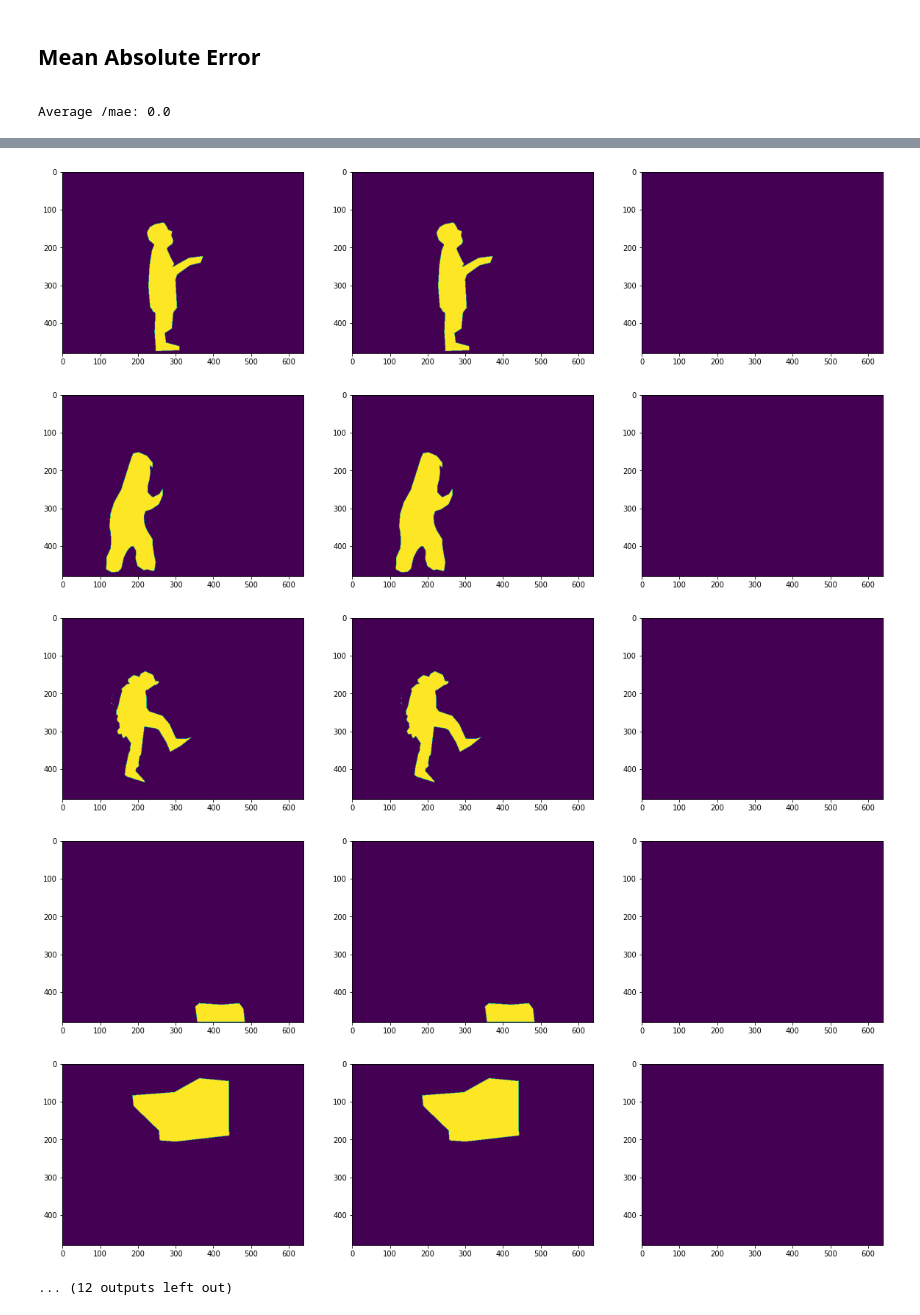
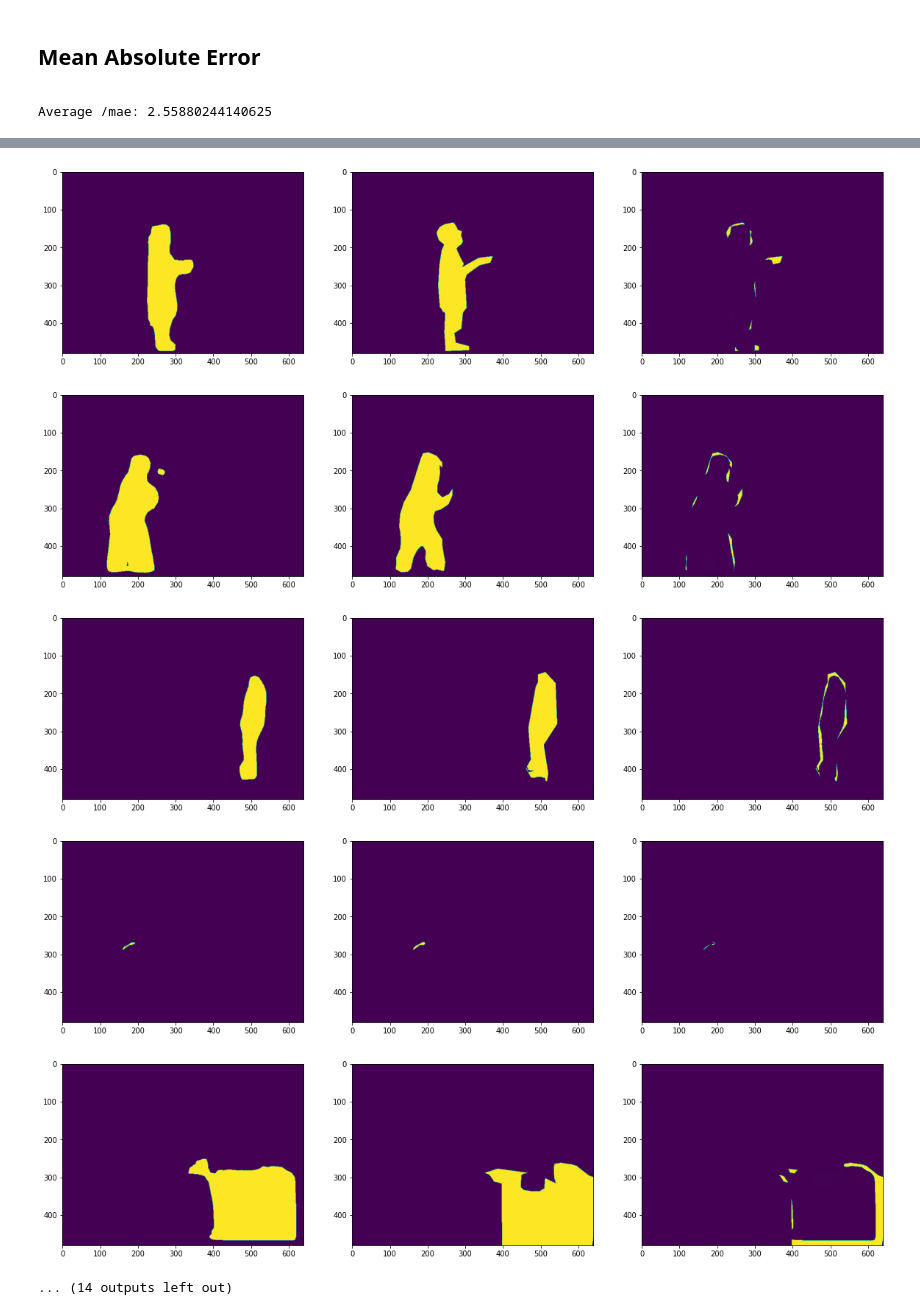
Before and after one commit to matthewkenely/ICT3909, a Jupyter notebook: optimisations/saliency-generator/Evaluation.ipynb, the cells around one changed output, grey strips where cells are left out. Drawn from its saved outputs; the diff is of its cells as text; code cells hidden in the pictures.

```diff
--- a/optimisations/saliency-generator/Evaluation.ipynb
+++ b/optimisations/saliency-generator/Evaluation.ipynb
@@ -121,7 +96,8 @@ class InferenceConfig(coco.CocoConfig):
     # Set batch size to 1 since we'll be running inference on
     # one image at a time. Batch size = GPU_COUNT * IMAGES_PER_GPU
     GPU_COUNT = 1
-    IMAGES_PER_GPU = 1
+    IMAGES_PER_GPU = BATCH_SIZE
+    GPU_IDS = "0"
 
 config = InferenceConfig()
 config.display()
@@ -401,7 +409,7 @@ for sara_list in sara_lists:
 
         # Convert index to coordinates, extract segment from heatmap
         shape = sara_heatmaps[sara_list]['deepgaze'].shape[0:2]
-        x1, y1, x2, y2 = index_to_coordinates(segment[5], seg_dim, shape)
+        x1, y1, x2, y2 = index_to_coordinates(segment[6], seg_dim, shape)
         # print(x1, y1, x2, y2)
 
         for m in masks[sara_list]:
@@ -420,7 +428,7 @@ for sara_list in sara_lists:
             # print('Segment: ', segment[5], 'Mask: ', m, 'IoU: ', iou)
 
             if iou > T:
-                # index, rank, saliency
+                # index, rank, score
                 # print(segment)
-                mask_segments[sara_list][m].append((segment[5], segment[0], segment[1]))
+                mask_segments[sara_list][m].append((segment[6], segment[0], segment[1]))
                 # print(mask_segments)
@@ -456,7 +472,7 @@ for sara_list in mask_segments_min:
     sorted_ranks = sorted(mask_segments_min[sara_list].items(), key=lambda x: x[1][1])
 
     for i in range(len(sorted_ranks)):
-        mask_ranks[sara_list][sorted_ranks[i][0]] = i + 1
+        mask_ranks[sara_list][sorted_ranks[i][0]] = i
 
     # Sort mask_ranks[sara_list] by object
     mask_ranks[sara_list] = {k: v for k, v in sorted(mask_ranks[sara_list].items(), key=lambda item: item[0])}
@@ -473,16 +533,18 @@ list(mask_ranks['COCO_train2014_000000000009'].values())
 # %%
 import scipy.stats as sc
 
-all_spr = 0
+all_spr = []
 
 for sara_list in mask_ranks:
-    print(f'PR: {list(mask_ranks[sara_list].values())}\nGT: {list(gt_ranks[sara_list].values())}')
-    try:
-        spr = sc.spearmanr(list(mask_ranks[sara_list].values()), list(gt_ranks[sara_list].values()))
-        all_spr += spr.correlation
-    except:
-        pass
-    print()
+    # print(f'PR: {list(mask_ranks[sara_list].values())}\nGT: {list(gt_ranks[sara_list].values())}')
+    spr = sc.spearmanr(list(mask_ranks[sara_list].values()), list(gt_ranks[sara_list].values()))
+    if not np.isnan(spr.correlation):
+        all_spr.append(spr.correlation)
+        # print(f'SPR: {spr.correlation}')
 
-print(f'Average SPR: {all_spr / len(mask_ranks)}')
+print(f'Average SPR: {np.mean(all_spr)}')
+
+# Plot sprs
+plt.figure()
+plt.plot(all_spr)
 # %% [output]
@@ -535,17 +596,17 @@ for sara_list in masks:
         gt = cv2.threshold(gt, 0.5, 1, cv2.THRESH_BINARY)[1]
 
         temp_mae = mae(pred, gt)
-        # plt.figure()
-        # plt.subplot(131)
-        # plt.imshow(pred)
-        # plt.subplot(132)
-        # plt.imshow(gt)
-        # plt.subplot(133)
-        # plt.imshow(pred - gt)
+        plt.figure()
+        plt.subplot(131)
+        plt.imshow(pred)
+        plt.subplot(132)
+        plt.imshow(gt)
+        plt.subplot(133)
+        plt.imshow(pred - gt)
         all_mae += temp_mae
         # print()
         break
 
 print(f'Average /mae: {all_mae / len(masks)}')
 # %% [output]
-Average /mae: 0.0
+Average /mae: 2.55880244140625
@@ -558,6 +619,6 @@ Average /mae: 0.0
-[figure, old version]
+[figure, new version]
-[figure, old version]
+[figure, new version]
-[figure, old version]
+[figure, new version]
-[figure, old version]
+[figure, new version]
-[figure, old version]
+[figure, new version]
-... (12 outputs left out)
+... (14 outputs left out)
```
Also changed, not shown: parts of 29 cells of this notebook, 17 other files.
